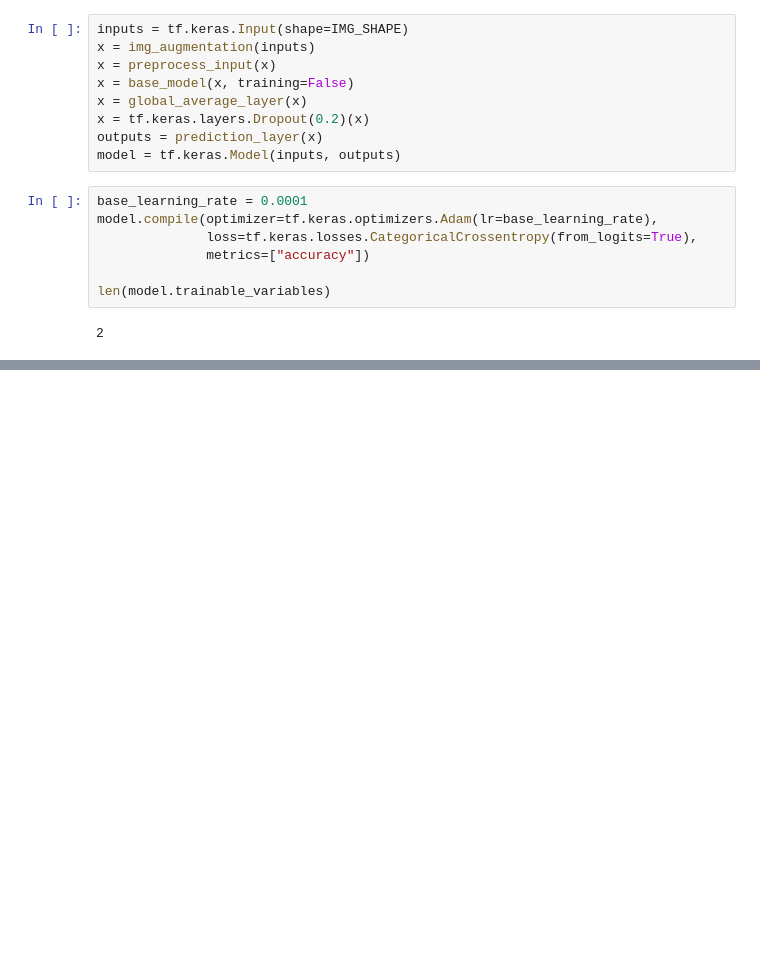
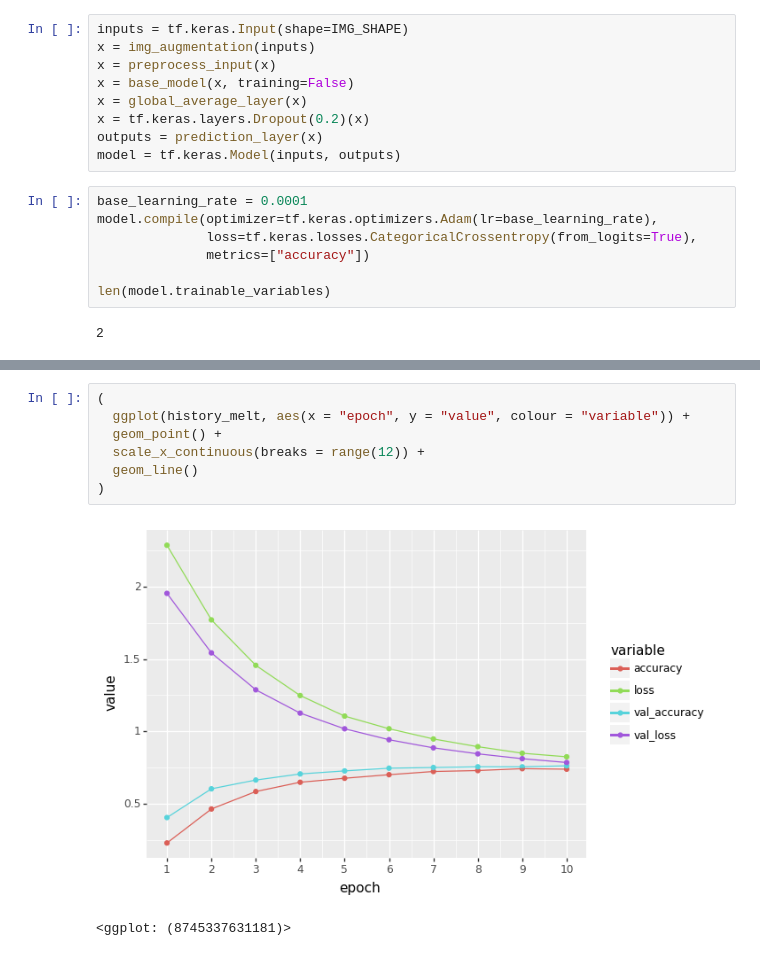
Before and after one commit to mjdall/pinterest_scraper, a Jupyter notebook: training.ipynb, the cells around one changed output, grey strips where cells are left out. Drawn from its saved outputs; the diff is of its cells as text; blank space fills up the shorter version.

```diff
--- a/training.ipynb
+++ b/training.ipynb
@@ -329,0 +346,10 @@ INFO:tensorflow:Assets written to: model/assets
+# %%
+(
+  ggplot(history_melt, aes(x = "epoch", y = "value", colour = "variable")) +
+  geom_point() +
+  scale_x_continuous(breaks = range(12)) +
+  geom_line()
+)
+# %% [output]
+[figure, added]
+<ggplot: (8745337631181)>
```
Also changed, not shown: parts of 20 cells of this notebook.
